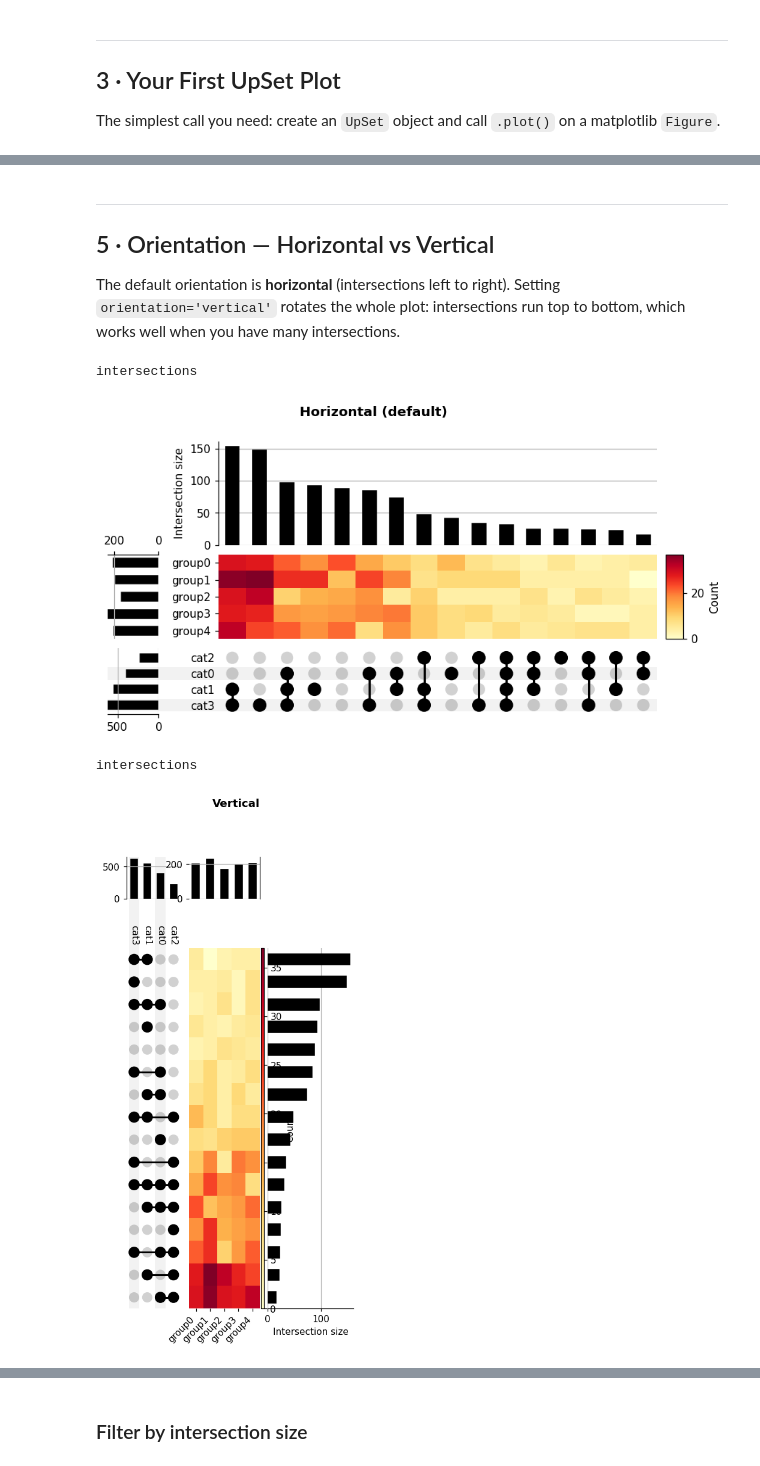
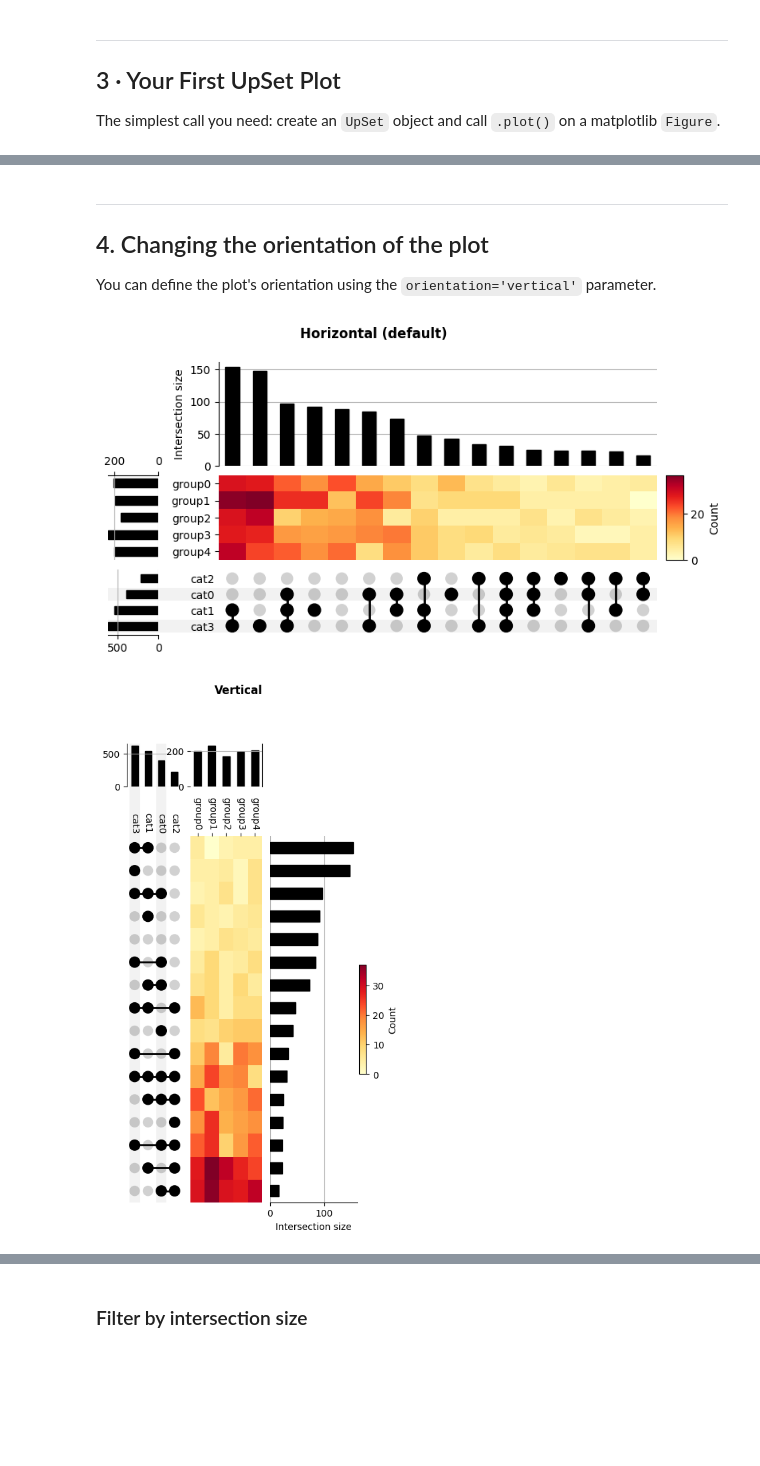
Before and after one commit to andtsouris/UpSetHeatmap, a Jupyter notebook: UpSetHeatmap_Tutorial.ipynb, the cells around one changed output, grey strips where cells are left out. Cells and saved outputs as stored; diff of their text form; code cells hidden in the pictures; blank space fills up the shorter version.

```diff
--- a/UpSetHeatmap_Tutorial.ipynb
+++ b/UpSetHeatmap_Tutorial.ipynb
@@ -32,14 +31,0 @@ This notebook walks you through every major feature.
-# %%
-import matplotlib.pyplot as plt
-import matplotlib
-import numpy as np
-import pandas as pd
-
-# The two things you need from upsetheatmap
-from upsetheatmap import UpSet, generate_samples
-
-# Make figures look crisp in the notebook
-%matplotlib inline
-plt.rcParams["figure.dpi"] = 110
-
-print("Ready!")
@@ -195,25 +151,23 @@ intersections
-# %% [markdown]
----
-## 5 · Orientation — Horizontal vs Vertical <a id='5-orientation'></a>
-
-The default orientation is **horizontal** (intersections left to right). Setting `orientation='vertical'` rotates the whole plot: intersections run top to bottom, which works well when you have many intersections.
+# %% [markdown]
+---
+## 4. Changing the orientation of the plot
+
+You can define the plot's orientation using the `orientation='vertical'` parameter.
 # %%
 fig, (ax_label_h, ax_label_v) = plt.subplots(1, 2, figsize=(1, 1))  # dummy, just for labels
 plt.close(fig)
 
 # --- Horizontal (default) ---
 fig_h = plt.figure(figsize=(13, 5))
-UpSet(data, subset_size="count", sort_by="cardinality").plot(fig_h)
+UpSetHeatmap(data, subset_size="count", sort_by="cardinality").plot(fig_h)
 fig_h.suptitle("Horizontal (default)", fontsize=12, fontweight="bold")
 plt.show()
 
 # --- Vertical ---
 fig_v = plt.figure(figsize=(7, 12))
-UpSet(data, subset_size="count", sort_by="cardinality", orientation="vertical").plot(fig_v)
+UpSetHeatmap(data, subset_size="count", sort_by="cardinality", orientation="vertical").plot(fig_v)
 fig_v.suptitle("Vertical", fontsize=12, fontweight="bold")
 plt.show()
 # %% [output]
-intersections
 [figure]
-intersections
-[figure, old version]
+[figure, new version]
```
Also changed, not shown: parts of 43 cells of this notebook.
